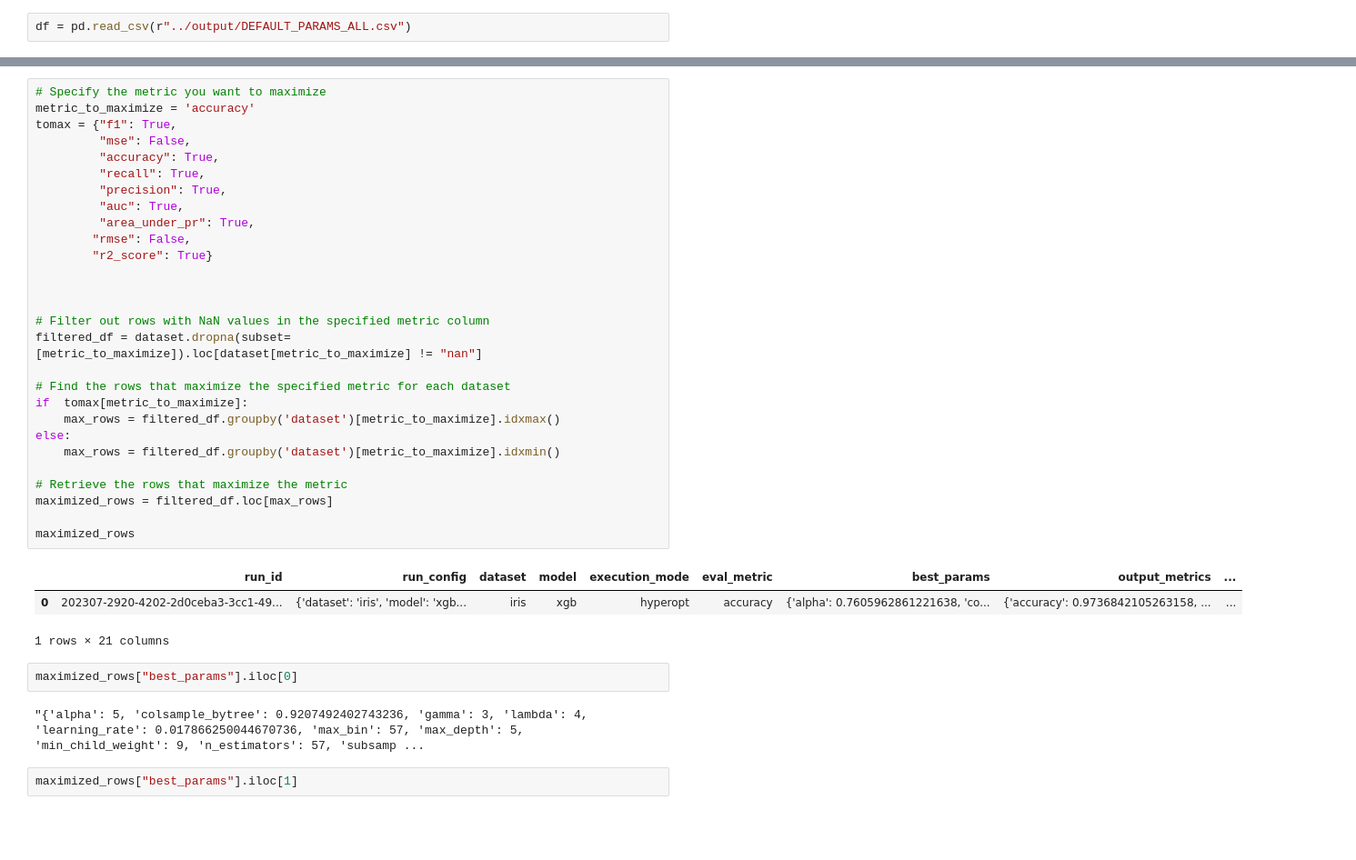
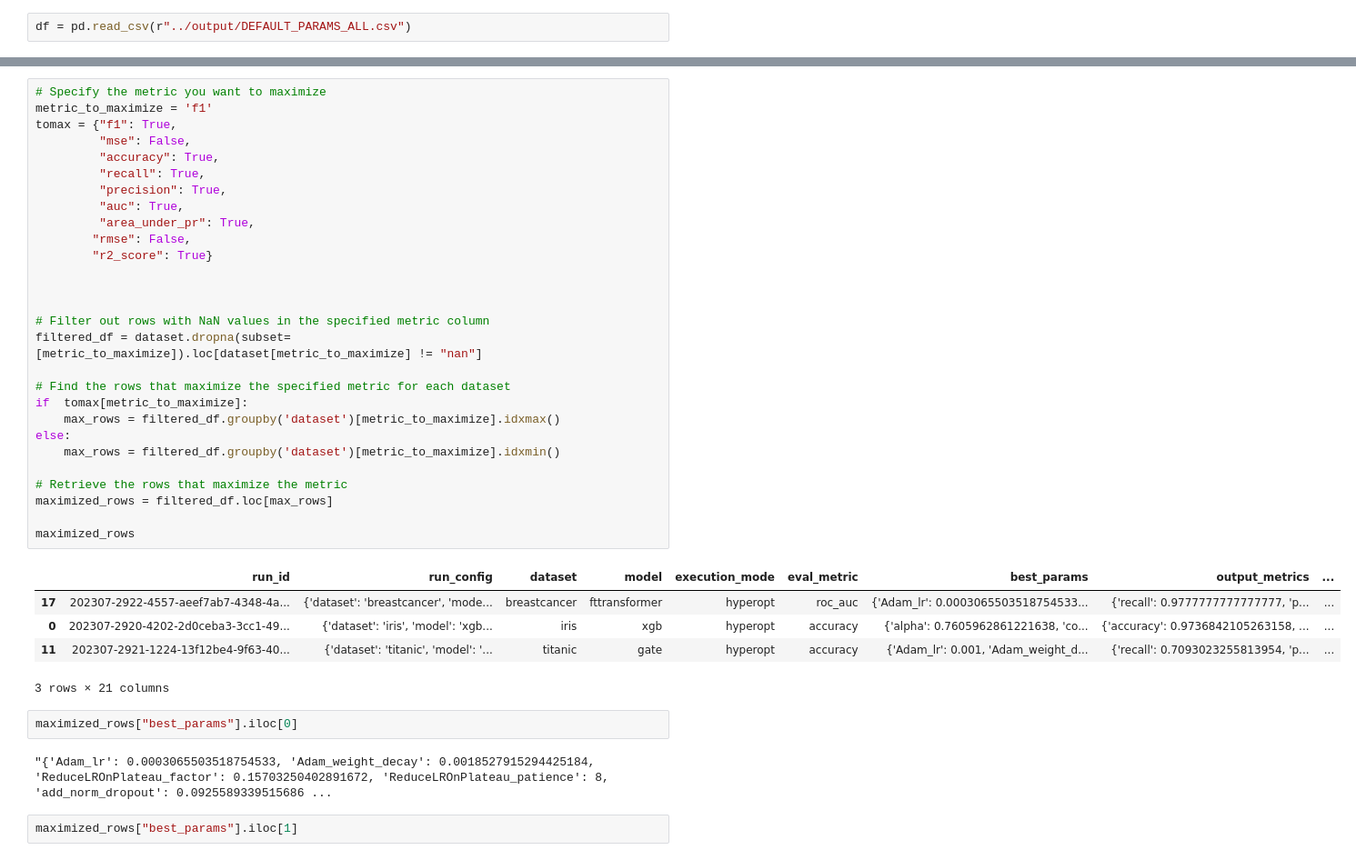
Before and after one commit to mdicio/AutoDeep, a Jupyter notebook: notebooks/ExplorationBook.ipynb, the cells around one changed output, grey strips where cells are left out. Shown at 91% size. Cells and saved outputs as stored; diff of their text form; blank space fills up the shorter version.

```diff
--- a/notebooks/ExplorationBook.ipynb
+++ b/notebooks/ExplorationBook.ipynb
@@ -73,39 +72,41 @@ max_rows[sel_cols].head(50)
 # %%
 # Specify the metric you want to maximize
-metric_to_maximize = 'accuracy'
+metric_to_maximize = 'f1'
 tomax = {"f1": True,
          "mse": False,
          "accuracy": True,
          "recall": True,
          "precision": True,
          "auc": True,
          "area_under_pr": True,
         "rmse": False,
         "r2_score": True}
 
 
 
 # Filter out rows with NaN values in the specified metric column
 filtered_df = dataset.dropna(subset=[metric_to_maximize]).loc[dataset[metric_to_maximize] != "nan"]
 
 # Find the rows that maximize the specified metric for each dataset
 if  tomax[metric_to_maximize]:
     max_rows = filtered_df.groupby('dataset')[metric_to_maximize].idxmax()
 else:
     max_rows = filtered_df.groupby('dataset')[metric_to_maximize].idxmin()
 
 # Retrieve the rows that maximize the metric
 maximized_rows = filtered_df.loc[max_rows]
 
 maximized_rows
 # %% [output]
 |  | run_id | run_config | dataset | model | execution_mode | eval_metric | best_params | output_metrics | ... |
+| 17 | 202307-2922-4557-aeef7ab7-4348-4a... | {'dataset': 'breastcancer', 'mode... | breastcancer | fttransformer | hyperopt | roc_auc | {'Adam_lr': 0.0003065503518754533... | {'recall': 0.9777777777777777, 'p... | ... |
 | 0 | 202307-2920-4202-2d0ceba3-3cc1-49... | {'dataset': 'iris', 'model': 'xgb... | iris | xgb | hyperopt | accuracy | {'alpha': 0.7605962861221638, 'co... | {'accuracy': 0.9736842105263158, ... | ... |
+| 11 | 202307-2921-1224-13f12be4-9f63-40... | {'dataset': 'titanic', 'model': '... | titanic | gate | hyperopt | accuracy | {'Adam_lr': 0.001, 'Adam_weight_d... | {'recall': 0.7093023255813954, 'p... | ... |
-1 rows × 21 columns
+3 rows × 21 columns
 # %%
 maximized_rows["best_params"].iloc[0]
 # %% [output]
-"{'alpha': 5, 'colsample_bytree': 0.9207492402743236, 'gamma': 3, 'lambda': 4, 'learning_rate': 0.017866250044670736, 'max_bin': 57, 'max_depth': 5, 'min_child_weight': 9, 'n_estimators': 57, 'subsamp ...
+"{'Adam_lr': 0.0003065503518754533, 'Adam_weight_decay': 0.0018527915294425184, 'ReduceLROnPlateau_factor': 0.15703250402891672, 'ReduceLROnPlateau_patience': 8, 'add_norm_dropout': 0.0925589339515686 ...
 # %%
 maximized_rows["best_params"].iloc[1]
 # %% [output]
```
Also changed, not shown: parts of 4 cells of this notebook, 12 other files.
